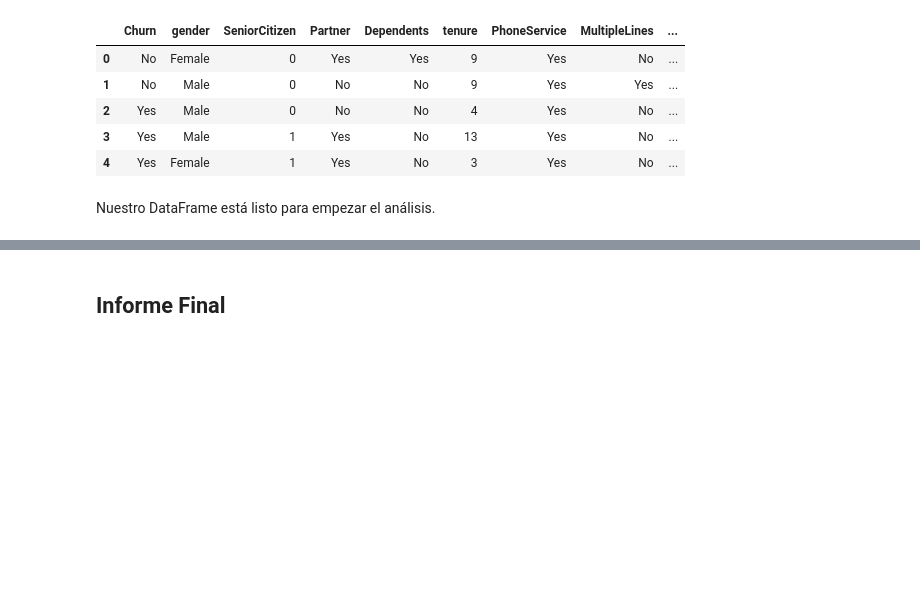
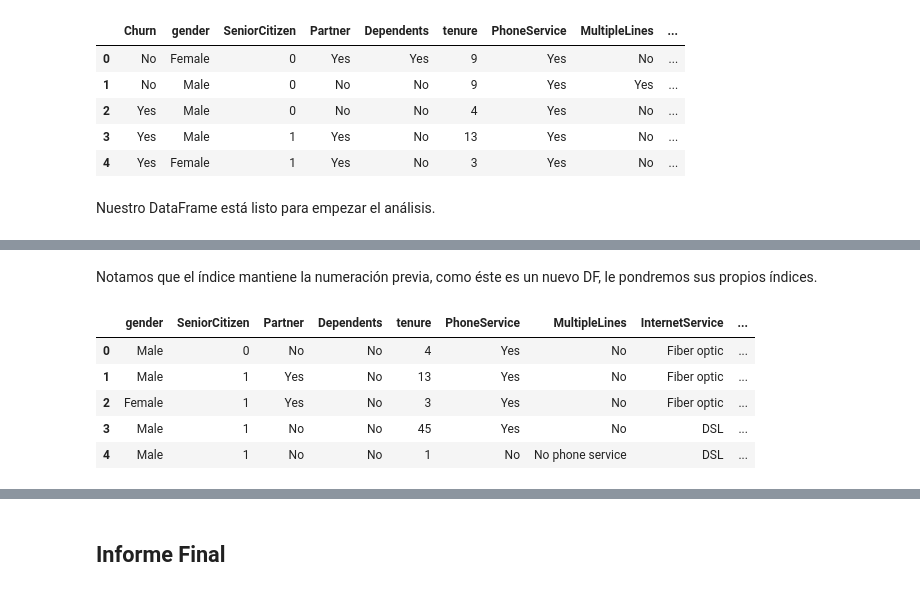
Before and after one commit to OscarLara/ChallengeTelecomX, a Jupyter notebook: ChallengeTelecomX.ipynb, the cells around one changed output, grey strips where cells are left out. Saved outputs shown, nothing was run; the diff lists cells and outputs as text; code cells hidden in the pictures; blank space fills up the shorter version.

```diff
--- a/ChallengeTelecomX.ipynb
+++ b/ChallengeTelecomX.ipynb
@@ -287,0 +424,13 @@ Nuestro DataFrame está listo para empezar el análisis.
+# %% [markdown]
+Notamos que el índice mantiene la numeración previa, como éste es un nuevo DF, le pondremos sus propios índices.
+# %%
+churn = churn.reset_index()
+churn = churn.drop(columns=["index"])
+churn.head()
+# %% [output]
+|  | gender | SeniorCitizen | Partner | Dependents | tenure | PhoneService | MultipleLines | InternetService | ... |
+| 0 | Male | 0 | No | No | 4 | Yes | No | Fiber optic | ... |
+| 1 | Male | 1 | Yes | No | 13 | Yes | No | Fiber optic | ... |
+| 2 | Female | 1 | Yes | No | 3 | Yes | No | Fiber optic | ... |
+| 3 | Male | 1 | No | No | 45 | Yes | No | DSL | ... |
+| 4 | Male | 1 | No | No | 1 | No | No phone service | DSL | ... |
```
Also changed, not shown: parts of 24 cells of this notebook.
